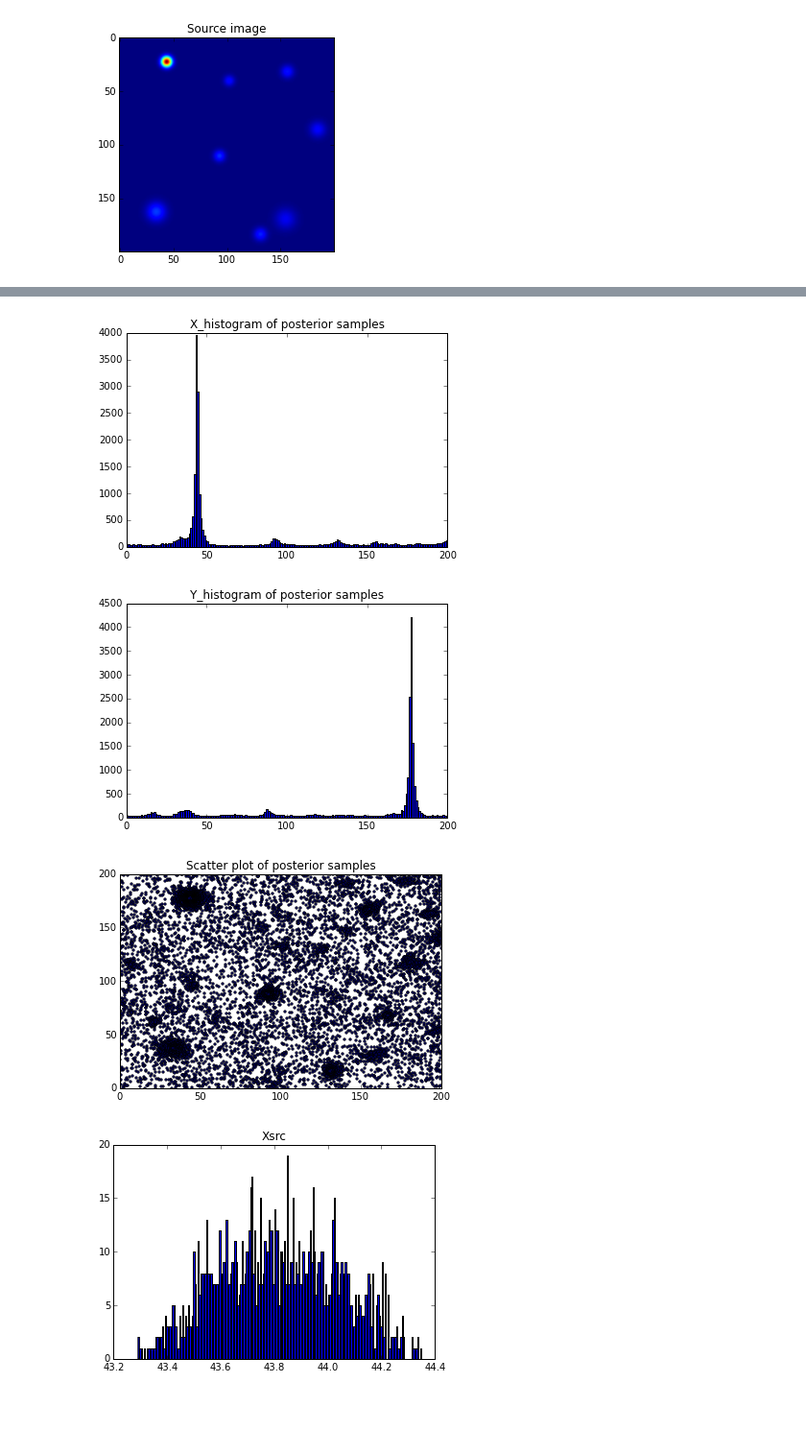
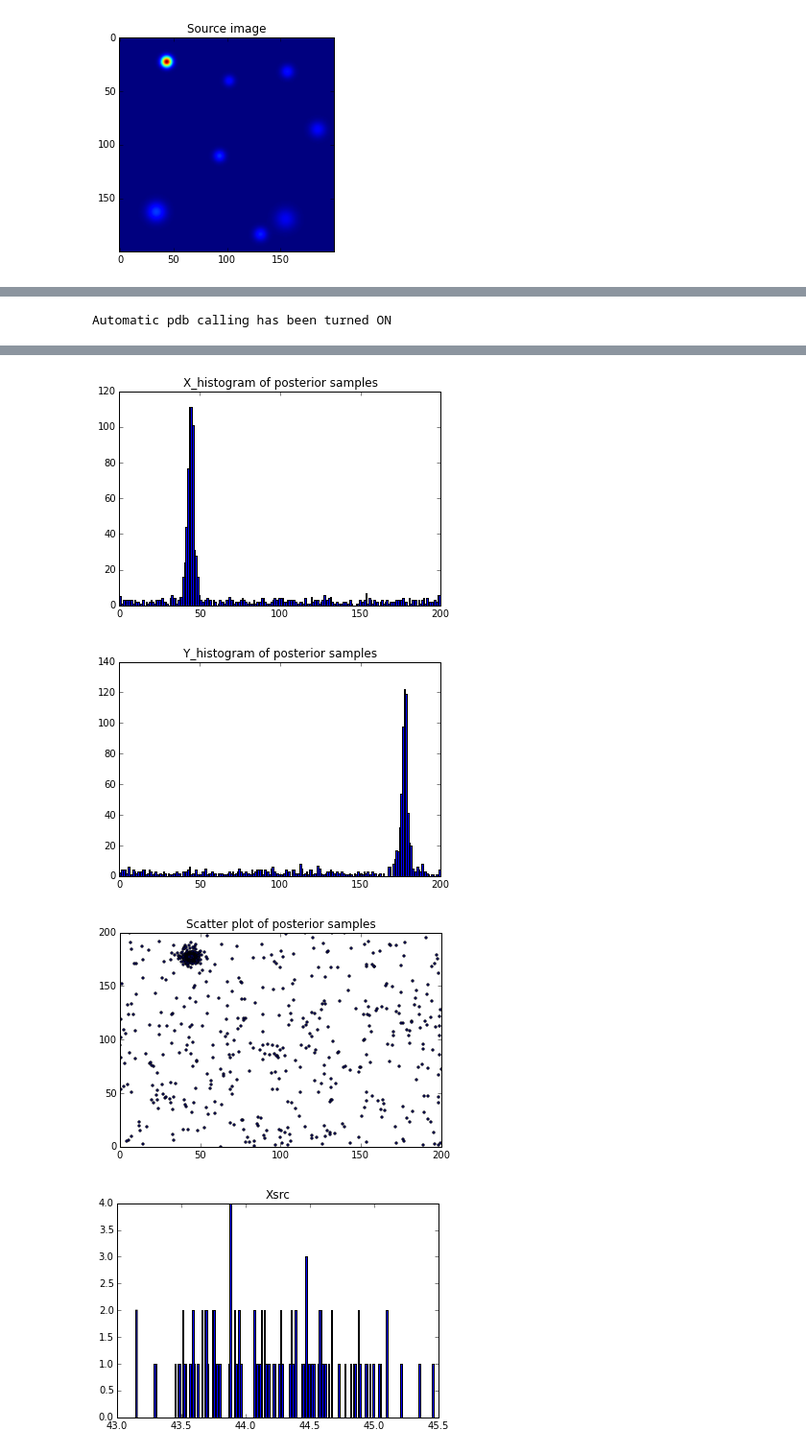
Before and after one commit to rzlee/bayes-detect, a Jupyter notebook: demo.ipynb, the cells around one changed output, grey strips where cells are left out. Shown at 96% size. Saved outputs shown, nothing was run; the diff lists cells and outputs as text; code cells hidden in the pictures; blank space fills up the shorter version.

Commit message:
Sampler code has been modularized
Sampler code has been broken into smaller parts

```diff
--- a/demo.ipynb
+++ b/demo.ipynb
@@ -56,5 +63,10 @@ Parameters
+# %%
+pdb on
+# %% [output]
+Automatic pdb calling has been turned ON
 # %%
 from bayes_detect.source_detection import detector
-detector.run_source_detect(data_map = data_map, height = height, width = width, active_samples = 1200, iterations = -1,
-                           sample_params = {"type":"new", "minPts":10, "eps":10}, prior = prior_array, noise_rms = noise)
+detector.run_source_detect(data_map = data_map, height = height, width = width, active_samples = 100, iterations = 1000,
+                           sample_params = {"type":"metropolis", "disp":5}, prior = prior_array,
+                           noise_rms = noise, stop_by_evidence = False)
 # %% [output]
@@ -78,4 +88,4 @@ likelihood calculations: 970092
-[figure, old version]
+[figure, new version]
-[figure, old version]
+[figure, new version]
-[figure, old version]
+[figure, new version]
-[figure, old version]
+[figure, new version]
```
Also changed, not shown: parts of 4 cells of this notebook, 2 other files.
